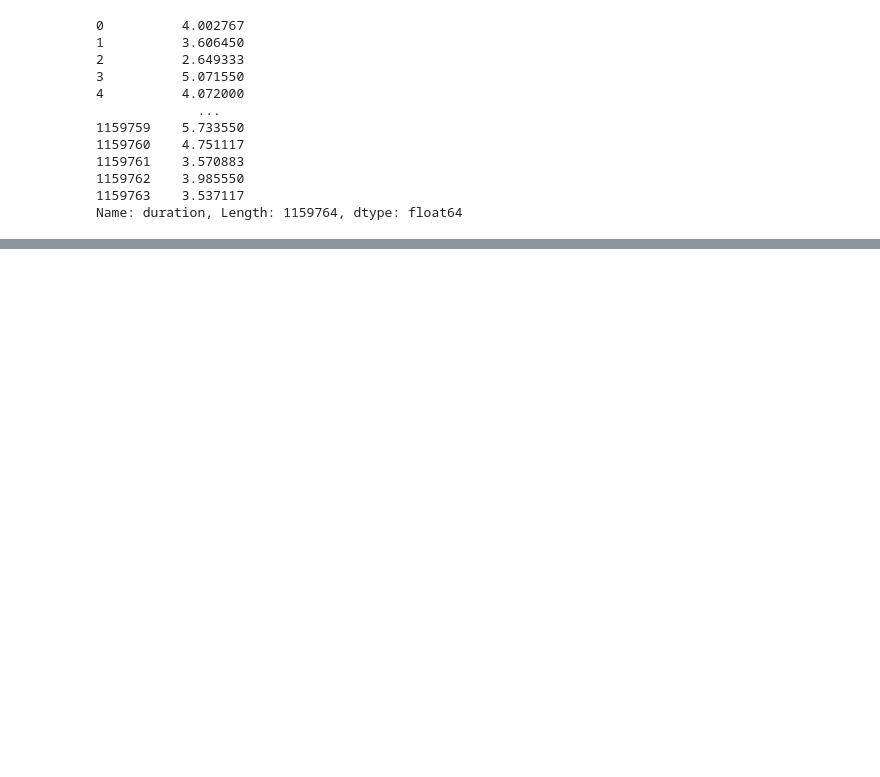
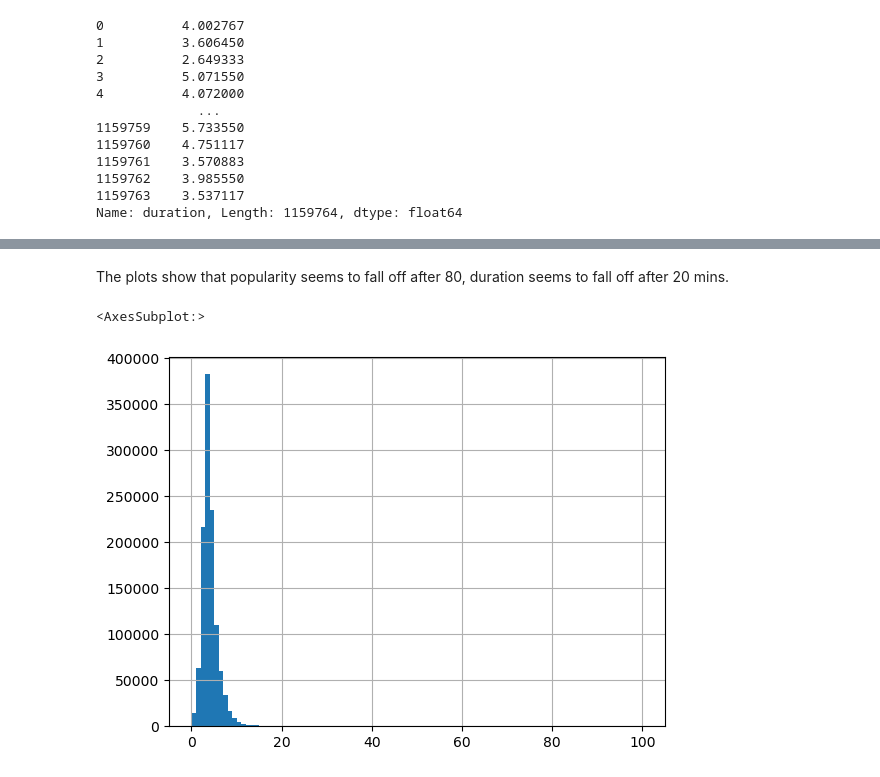
Before and after one commit to Dakini/MLops_project, a Jupyter notebook: Data Exploration Analysis.ipynb, the cells around one changed output, grey strips where cells are left out. Drawn from its saved outputs; the diff is of its cells as text; code cells hidden in the pictures; blank space fills up the shorter version.

```diff
--- a/Data Exploration Analysis.ipynb
+++ b/Data Exploration Analysis.ipynb
@@ -43,2 +86,7 @@ df['popularity'].hist(bins=100)
+# %% [markdown]
+The plots show that popularity seems to fall off after 80, duration seems to fall off after 20 mins.
 # %%
-val = df[df['year']==2023]
+df['duration'].hist(bins=100)
+# %% [output]
+<AxesSubplot:>
+[figure, added]
```
Also changed, not shown: parts of 50 cells of this notebook, 2 other files.
